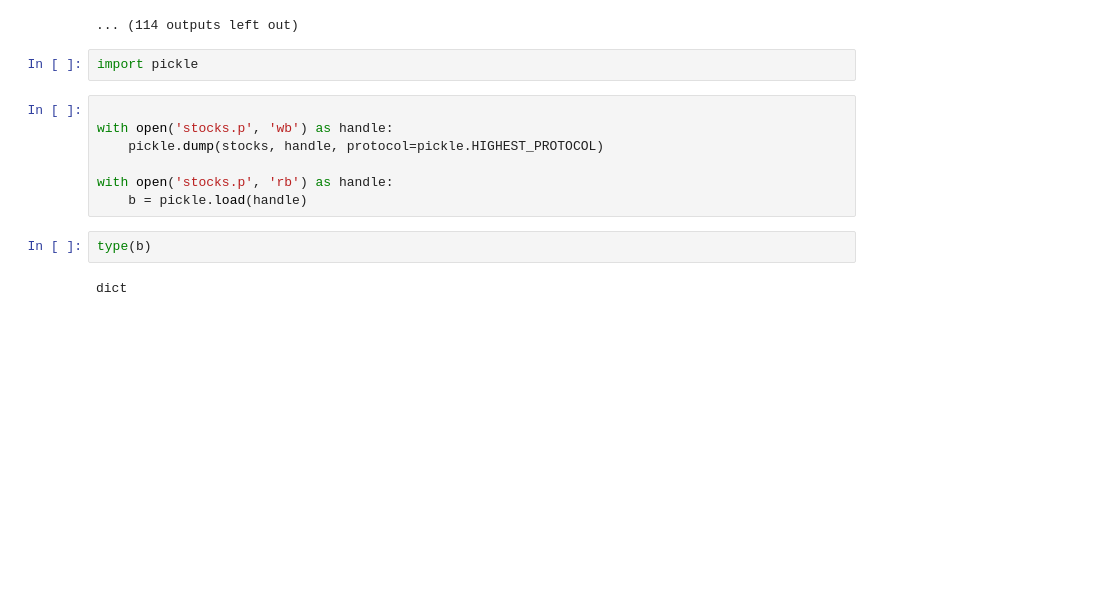
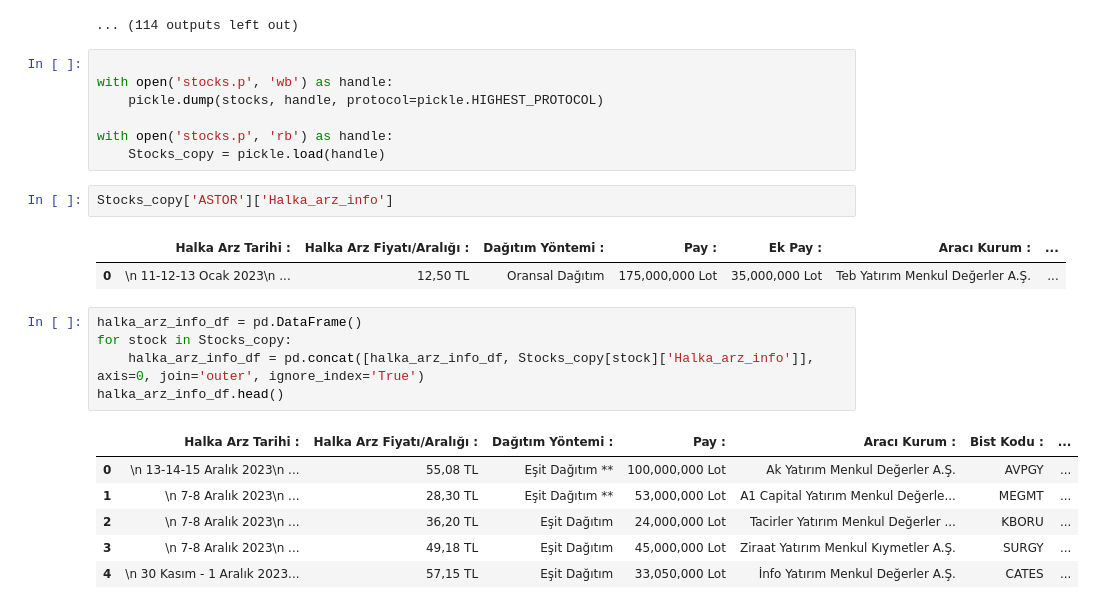
Before and after one commit to uguratli/HalkaArz, a Jupyter notebook: Halka_arz_lab.ipynb, the cells around one changed output. Saved outputs shown, nothing was run; the diff lists cells and outputs as text; blank space fills up the shorter version.

```diff
--- a/Halka_arz_lab.ipynb
+++ b/Halka_arz_lab.ipynb
@@ -253,16 +256,27 @@ ERROR
 1 Failed download:
 ERROR ['EKSUN.IS']: Exception('EKSUN.IS: 1d data not available for startTime=-2208994789 and endTime=1702980445. Only 100 years worth of day granularity data are allowed to be fetched per request.')
 ... (114 outputs left out)
-# %%
-import pickle
 # %%
 
 with open('stocks.p', 'wb') as handle:
     pickle.dump(stocks, handle, protocol=pickle.HIGHEST_PROTOCOL)
 
 with open('stocks.p', 'rb') as handle:
-    b = pickle.load(handle)
+    Stocks_copy = pickle.load(handle)
-# %%
-type(b)
-# %% [output]
-dict
+# %%
+Stocks_copy['ASTOR']['Halka_arz_info']
+# %% [output]
+|  | Halka Arz Tarihi : | Halka Arz Fiyatı/Aralığı : | Dağıtım Yöntemi : | Pay : | Ek Pay : | Aracı Kurum : | ... |
+| 0 | \n 11-12-13 Ocak 2023\n ... | 12,50 TL | Oransal Dağıtım | 175,000,000 Lot | 35,000,000 Lot | Teb Yatırım Menkul Değerler A.Ş. | ... |
+# %%
+halka_arz_info_df = pd.DataFrame()
+for stock in Stocks_copy:
+    halka_arz_info_df = pd.concat([halka_arz_info_df, Stocks_copy[stock]['Halka_arz_info']], axis=0, join='outer', ignore_index='True')
+halka_arz_info_df.head()
+# %% [output]
+|  | Halka Arz Tarihi : | Halka Arz Fiyatı/Aralığı : | Dağıtım Yöntemi : | Pay : | Aracı Kurum : | Bist Kodu : | ... |
+| 0 | \n 13-14-15 Aralık 2023\n ... | 55,08 TL | Eşit Dağıtım ** | 100,000,000 Lot | Ak Yatırım Menkul Değerler A.Ş. | AVPGY | ... |
+| 1 | \n 7-8 Aralık 2023\n ... | 28,30 TL | Eşit Dağıtım ** | 53,000,000 Lot | A1 Capital Yatırım Menkul Değerle... | MEGMT | ... |
+| 2 | \n 7-8 Aralık 2023\n ... | 36,20 TL | Eşit Dağıtım | 24,000,000 Lot | Tacirler Yatırım Menkul Değerler ... | KBORU | ... |
+| 3 | \n 7-8 Aralık 2023\n ... | 49,18 TL | Eşit Dağıtım | 45,000,000 Lot | Ziraat Yatırım Menkul Kıymetler A.Ş. | SURGY | ... |
+| 4 | \n 30 Kasım - 1 Aralık 2023... | 57,15 TL | Eşit Dağıtım | 33,050,000 Lot | İnfo Yatırım Menkul Değerler A.Ş. | CATES | ... |
```
Also changed, not shown: parts of 14 cells of this notebook.
